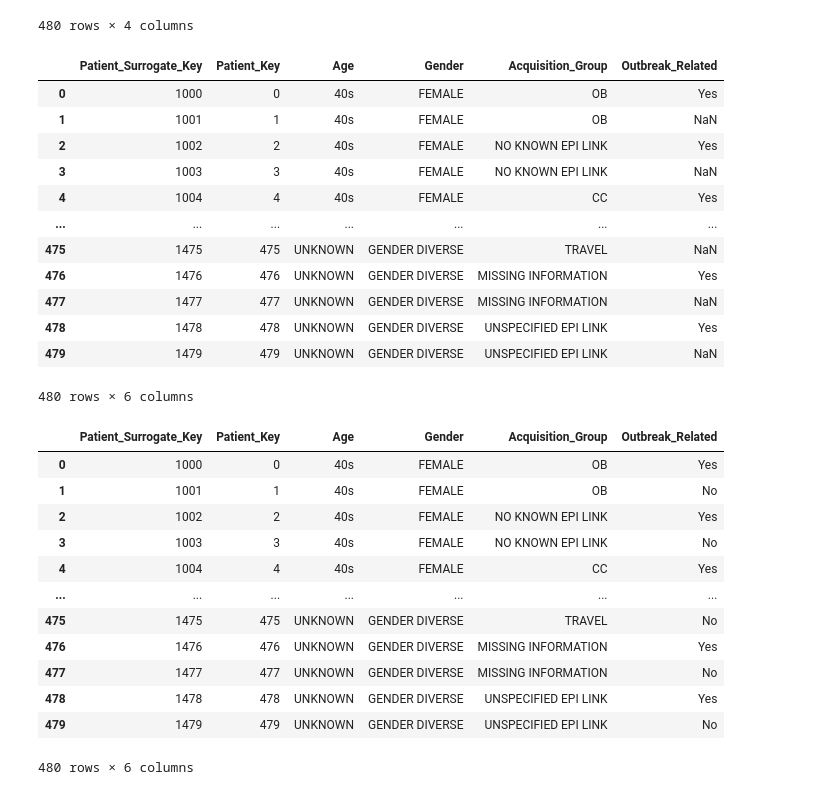
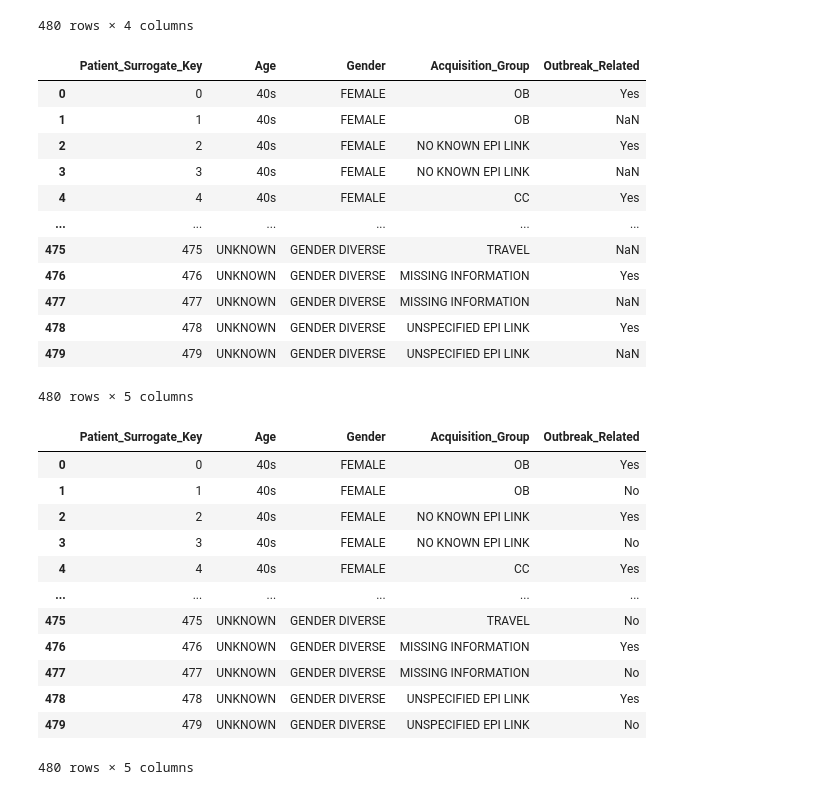
Before and after one commit to WilliamBHuynh/COVID-Tracking-Data-Mart, a Jupyter notebook: Data/PHU & Patient dimensions/PHU_Patient_DataStaging.ipynb, the cells around one changed output. Saved outputs shown, nothing was run; the diff lists cells and outputs as text; code cells hidden in the pictures.

```diff
--- a/Data/PHU & Patient dimensions/PHU_Patient_DataStaging.ipynb
+++ b/Data/PHU & Patient dimensions/PHU_Patient_DataStaging.ipynb
@@ -25,7 +25,7 @@ PHU_dimension
 for idx, row in cases.iterrows():
 
     if row["Reporting_PHU"] == "Toronto Public Health":
-        PHU_row = [100]
+        PHU_row = [0]
         PHU_row.append(row["Row_ID"])
         PHU_row.append(row['Reporting_PHU'])
         PHU_row.append(row['Reporting_PHU_Address'])
@@ -40,7 +40,7 @@ for idx, row in cases.iterrows():
 for idx, row in cases.iterrows():
 
     if row["Reporting_PHU"] == "Ottawa Public Health":
-        PHU_row = [101]
+        PHU_row = [1]
         PHU_row.append(row["Row_ID"])
         PHU_row.append(row['Reporting_PHU'])
         PHU_row.append(row['Reporting_PHU_Address'])
@@ -74,7 +74,7 @@ cases.head()
 | 3 | 4 | 2020-04-14 | 2020-04-17 | 2020-04-17 | 2020-04-15 | 40s | ... |
 | 4 | 5 | 2020-07-01 | 2020-07-07 | 2020-07-07 | 2020-07-06 | 40s | ... |
 # %%
-Patient_dimension = pd.DataFrame(columns=['Patient_Surrogate_Key','Patient_Key', 'Age', 'Gender', 'Acquisition_Group',
+Patient_dimension = pd.DataFrame(columns=['Patient_Surrogate_Key','Age', 'Gender', 'Acquisition_Group',
                                           'Outbreak_Related'])
 # %%
 age_unique = cases['Age_Group'].unique()
@@ -112,29 +112,28 @@ joined
 # %%
 for idx, row in joined.iterrows():
 
-    patient_row = [idx + 1000]
-    patient_row.append(idx)
+    patient_row = [idx]
     patient_row.append(row['Age'])
     patient_row.append(row['Gender'])
     patient_row.append(row['Acquisition_Group'])
     patient_row.append(row['Outbreak_Related'])
     Patient_dimension.loc[len(Patient_dimension)] = patient_row
 
 Patient_dimension
 # %% [output]
-|  | Patient_Surrogate_Key | Patient_Key | Age | Gender | Acquisition_Group | Outbreak_Related |
-| 0 | 1000 | 0 | 40s | FEMALE | OB | Yes |
-| 1 | 1001 | 1 | 40s | FEMALE | OB | NaN |
-| 2 | 1002 | 2 | 40s | FEMALE | NO KNOWN EPI LINK | Yes |
-| 3 | 1003 | 3 | 40s | FEMALE | NO KNOWN EPI LINK | NaN |
-| 4 | 1004 | 4 | 40s | FEMALE | CC | Yes |
-| ... | ... | ... | ... | ... | ... | ... |
-| 475 | 1475 | 475 | UNKNOWN | GENDER DIVERSE | TRAVEL | NaN |
-| 476 | 1476 | 476 | UNKNOWN | GENDER DIVERSE | MISSING INFORMATION | Yes |
-| 477 | 1477 | 477 | UNKNOWN | GENDER DIVERSE | MISSING INFORMATION | NaN |
-| 478 | 1478 | 478 | UNKNOWN | GENDER DIVERSE | UNSPECIFIED EPI LINK | Yes |
-| 479 | 1479 | 479 | UNKNOWN | GENDER DIVERSE | UNSPECIFIED EPI LINK | NaN |
+|  | Patient_Surrogate_Key | Age | Gender | Acquisition_Group | Outbreak_Related |
+| 0 | 0 | 40s | FEMALE | OB | Yes |
+| 1 | 1 | 40s | FEMALE | OB | NaN |
+| 2 | 2 | 40s | FEMALE | NO KNOWN EPI LINK | Yes |
+| 3 | 3 | 40s | FEMALE | NO KNOWN EPI LINK | NaN |
+| 4 | 4 | 40s | FEMALE | CC | Yes |
+| ... | ... | ... | ... | ... | ... |
+| 475 | 475 | UNKNOWN | GENDER DIVERSE | TRAVEL | NaN |
+| 476 | 476 | UNKNOWN | GENDER DIVERSE | MISSING INFORMATION | Yes |
+| 477 | 477 | UNKNOWN | GENDER DIVERSE | MISSING INFORMATION | NaN |
+| 478 | 478 | UNKNOWN | GENDER DIVERSE | UNSPECIFIED EPI LINK | Yes |
+| 479 | 479 | UNKNOWN | GENDER DIVERSE | UNSPECIFIED EPI LINK | NaN |
-480 rows × 6 columns
+480 rows × 5 columns
 # %%
 for idx, row in Patient_dimension.iterrows():
     if row["Outbreak_Related"] != "Yes":
@@ -142,19 +141,19 @@ for idx, row in Patient_dimension.iterrows():
 # %%
 Patient_dimension
 # %% [output]
-|  | Patient_Surrogate_Key | Patient_Key | Age | Gender | Acquisition_Group | Outbreak_Related |
-| 0 | 1000 | 0 | 40s | FEMALE | OB | Yes |
-| 1 | 1001 | 1 | 40s | FEMALE | OB | No |
-| 2 | 1002 | 2 | 40s | FEMALE | NO KNOWN EPI LINK | Yes |
-| 3 | 1003 | 3 | 40s | FEMALE | NO KNOWN EPI LINK | No |
-| 4 | 1004 | 4 | 40s | FEMALE | CC | Yes |
-| ... | ... | ... | ... | ... | ... | ... |
-| 475 | 1475 | 475 | UNKNOWN | GENDER DIVERSE | TRAVEL | No |
-| 476 | 1476 | 476 | UNKNOWN | GENDER DIVERSE | MISSING INFORMATION | Yes |
-| 477 | 1477 | 477 | UNKNOWN | GENDER DIVERSE | MISSING INFORMATION | No |
-| 478 | 1478 | 478 | UNKNOWN | GENDER DIVERSE | UNSPECIFIED EPI LINK | Yes |
-| 479 | 1479 | 479 | UNKNOWN | GENDER DIVERSE | UNSPECIFIED EPI LINK | No |
+|  | Patient_Surrogate_Key | Age | Gender | Acquisition_Group | Outbreak_Related |
+| 0 | 0 | 40s | FEMALE | OB | Yes |
+| 1 | 1 | 40s | FEMALE | OB | No |
+| 2 | 2 | 40s | FEMALE | NO KNOWN EPI LINK | Yes |
+| 3 | 3 | 40s | FEMALE | NO KNOWN EPI LINK | No |
+| 4 | 4 | 40s | FEMALE | CC | Yes |
+| ... | ... | ... | ... | ... | ... |
+| 475 | 475 | UNKNOWN | GENDER DIVERSE | TRAVEL | No |
+| 476 | 476 | UNKNOWN | GENDER DIVERSE | MISSING INFORMATION | Yes |
+| 477 | 477 | UNKNOWN | GENDER DIVERSE | MISSING INFORMATION | No |
+| 478 | 478 | UNKNOWN | GENDER DIVERSE | UNSPECIFIED EPI LINK | Yes |
+| 479 | 479 | UNKNOWN | GENDER DIVERSE | UNSPECIFIED EPI LINK | No |
-480 rows × 6 columns
+480 rows × 5 columns
 # %%
 # export patient dimension to csv file
 
```
Also changed, not shown: parts of 1 cell of this notebook, 2 other files.
